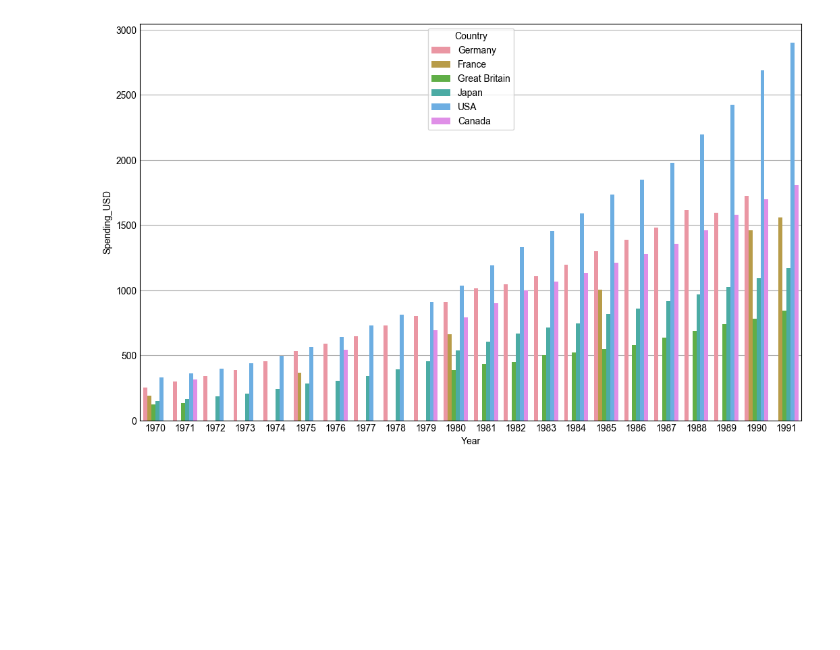
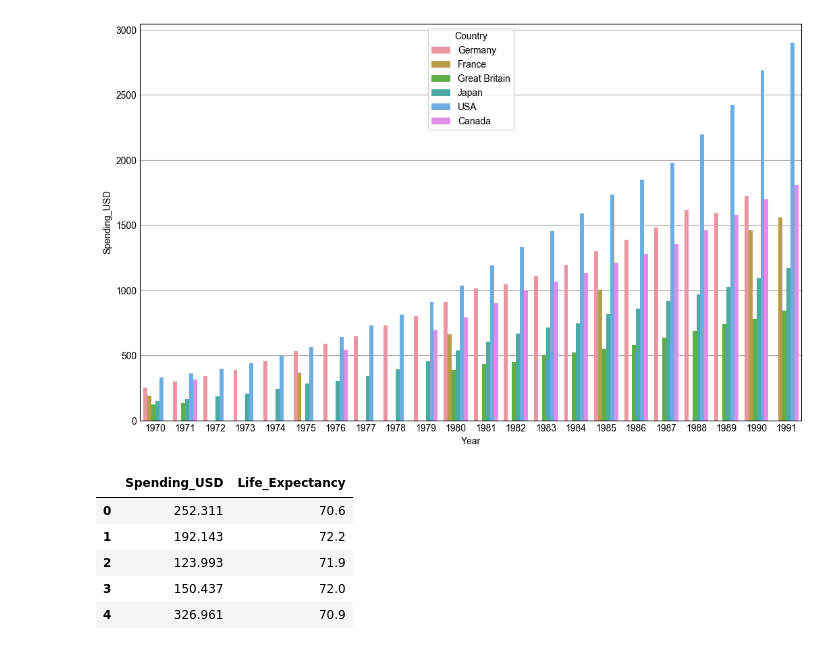
Before and after one commit to HenryJi529/OpenMorningstar, a Jupyter notebook: scripts/_analysis/健康开销分析/main.ipynb, the cells around one changed output. Drawn from its saved outputs; the diff is of its cells as text; code cells hidden in the pictures; blank space fills up the shorter version.

```diff
--- a/scripts/_analysis/健康开销分析/main.ipynb
+++ b/scripts/_analysis/健康开销分析/main.ipynb
@@ -122,3 +122,12 @@ with plt.style.context('_mpl-gallery'):
     plt.show()
 # %% [output]
 [figure]
+# %%
+df[['Spending_USD','Life_Expectancy']].head()
+# %% [output]
+|  | Spending_USD | Life_Expectancy |
+| 0 | 252.311 | 70.6 |
+| 1 | 192.143 | 72.2 |
+| 2 | 123.993 | 71.9 |
+| 3 | 150.437 | 72.0 |
+| 4 | 326.961 | 70.9 |
```
Also changed, not shown: parts of 2 cells of this notebook.
